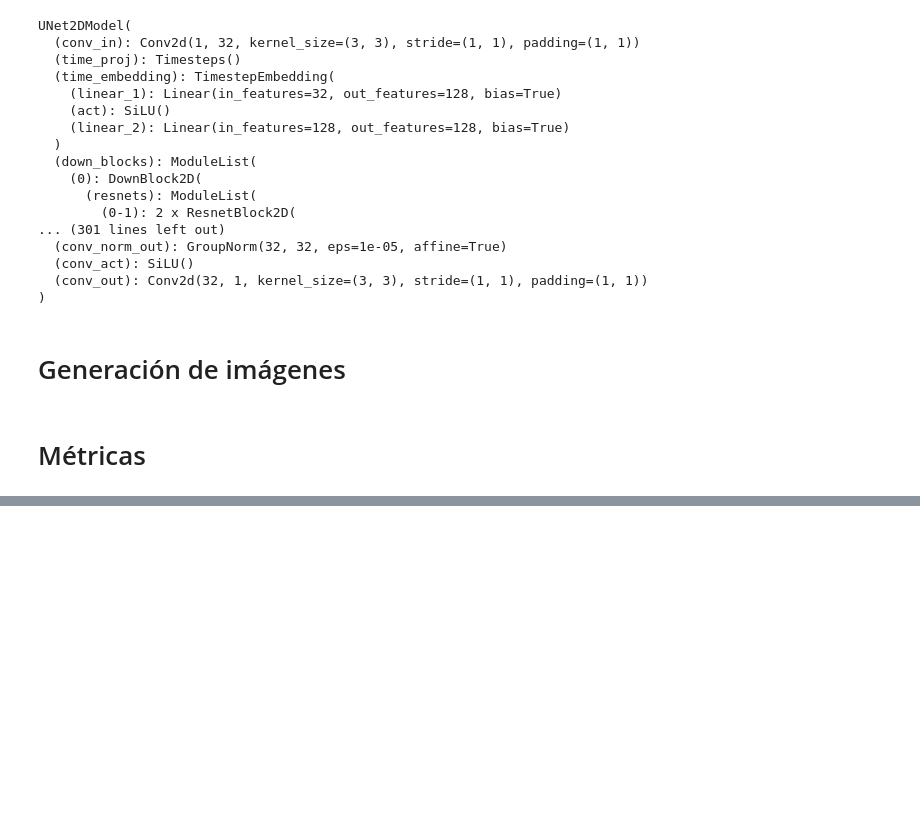
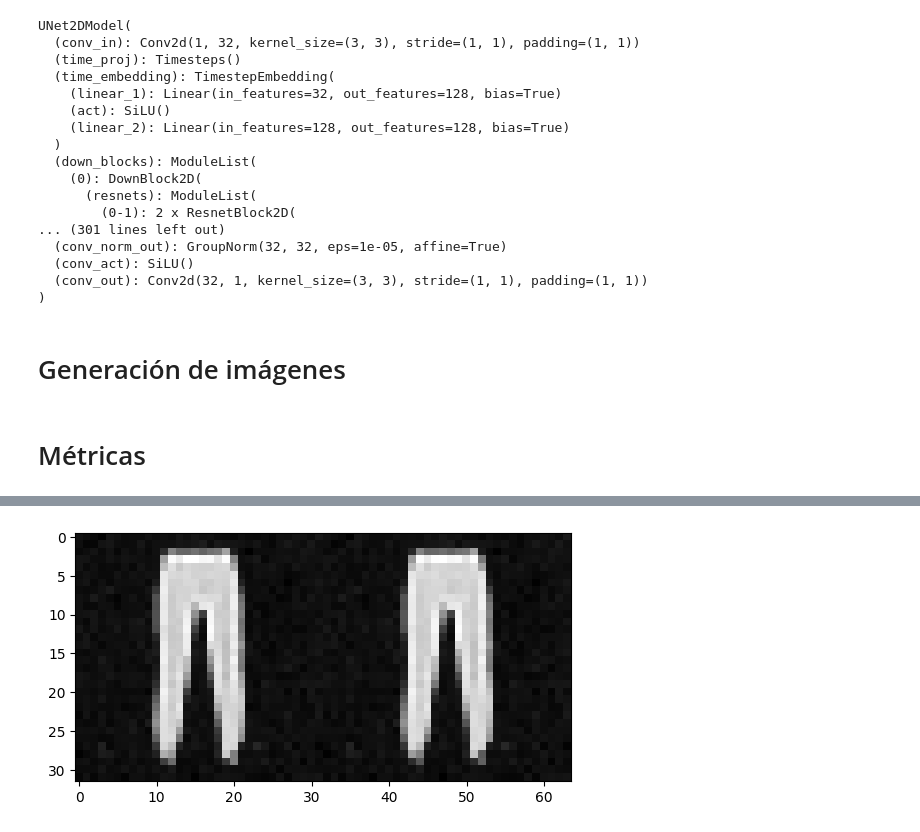
Before and after one commit to PudWin14/Generative_AI_TFM, a Jupyter notebook: Diffusion/OOD/OOD_detection.ipynb, the cells around one changed output, grey strips where cells are left out. Drawn from its saved outputs; the diff is of its cells as text; code cells hidden in the pictures; blank space fills up the shorter version.

```diff
--- a/Diffusion/OOD/OOD_detection.ipynb
+++ b/Diffusion/OOD/OOD_detection.ipynb
@@ -225,0 +323,4 @@ OOD_imgs = next(iter(OOD_dataloader))["images"]
+# %%
+show_images_list(IOD_restored_images[40:42])
+# %% [output]
+[figure, added]
```
Also changed, not shown: parts of 18 cells of this notebook.
